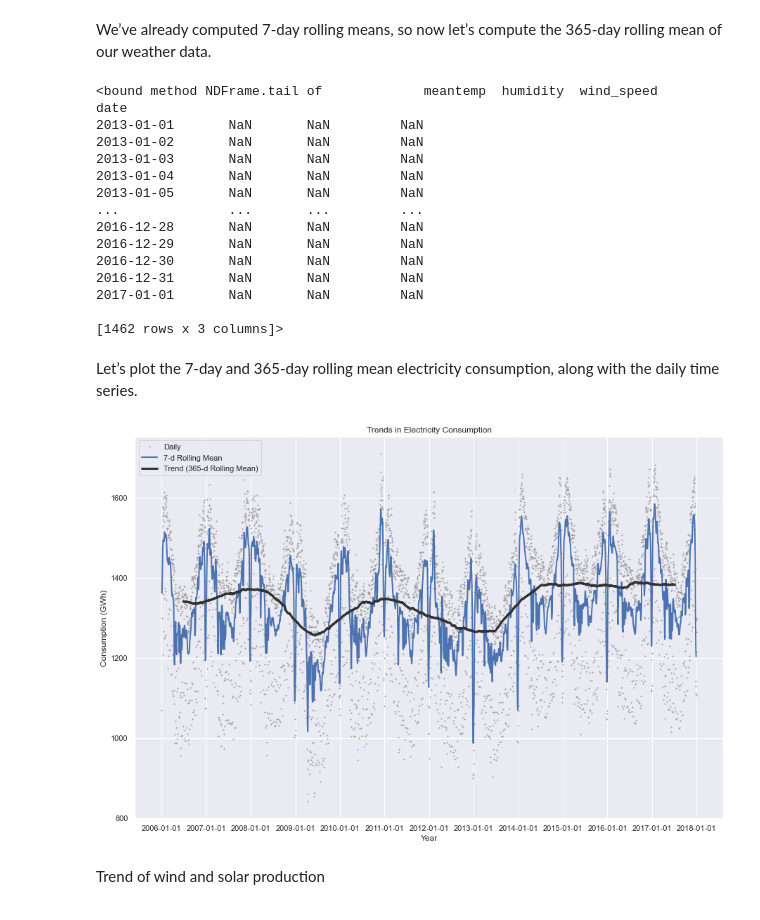
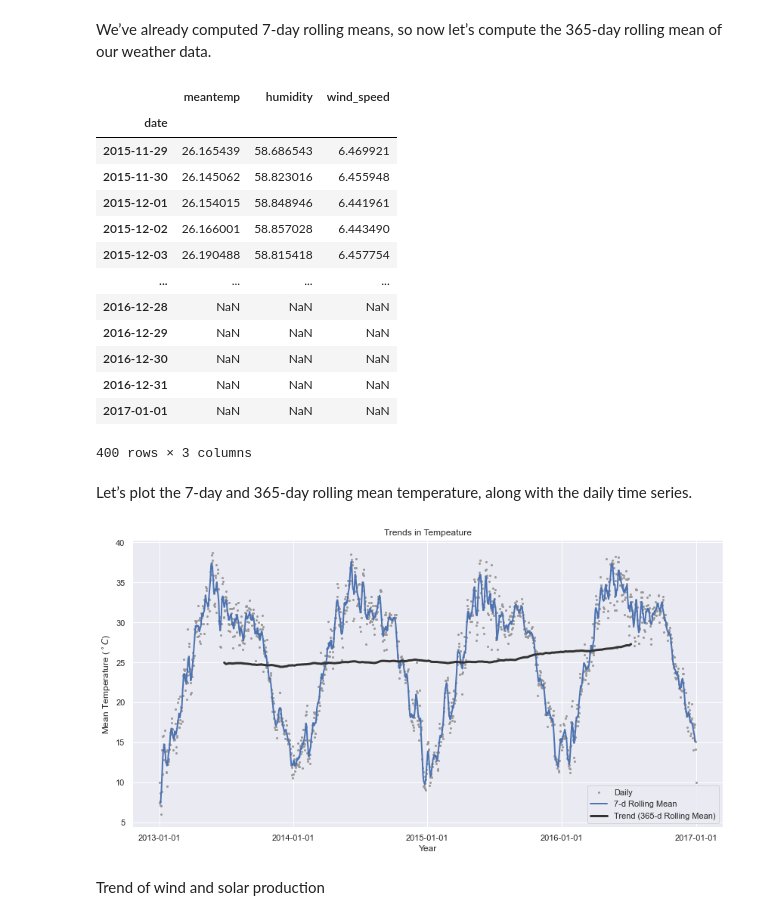
Before and after one commit to adili0505/Demo, a Jupyter notebook: delhi_weather_analysis.ipynb, the cells around one changed output. Saved outputs shown, nothing was run; the diff lists cells and outputs as text; code cells hidden in the pictures.

```diff
--- a/delhi_weather_analysis.ipynb
+++ b/delhi_weather_analysis.ipynb
@@ -398,44 +398,42 @@ We can see that data points in the rolling mean time series have the same spacin
 # %% [markdown]
 We’ve already computed 7-day rolling means, so now let’s compute the 365-day rolling mean of our weather data.
 # %%
-# The min_periods=360 argument accounts for a few isolated missing days in the
-# wind and solar production time series
+# The min_periods=360 argument accounts for a few isolated missing days
 delhi_365d = delhi_daily_weather[data_columns].rolling(window=365, center=True, min_periods=360).mean()
-delhi_365d.tail
+delhi_365d.tail(400)
 # %% [output]
+|  | meantemp | humidity | wind_speed |
+| date |  |  |  |
+| 2015-11-29 | 26.165439 | 58.686543 | 6.469921 |
+| 2015-11-30 | 26.145062 | 58.823016 | 6.455948 |
+| 2015-12-01 | 26.154015 | 58.848946 | 6.441961 |
+| 2015-12-02 | 26.166001 | 58.857028 | 6.443490 |
+| 2015-12-03 | 26.190488 | 58.815418 | 6.457754 |
+| ... | ... | ... | ... |
+| 2016-12-28 | NaN | NaN | NaN |
+| 2016-12-29 | NaN | NaN | NaN |
+| 2016-12-30 | NaN | NaN | NaN |
+| 2016-12-31 | NaN | NaN | NaN |
+| 2017-01-01 | NaN | NaN | NaN |
-<bound method NDFrame.tail of             meantemp  humidity  wind_speed
-date
-2013-01-01       NaN       NaN         NaN
-2013-01-02       NaN       NaN         NaN
-2013-01-03       NaN       NaN         NaN
-2013-01-04       NaN       NaN         NaN
-2013-01-05       NaN       NaN         NaN
-...              ...       ...         ...
-2016-12-28       NaN       NaN         NaN
-2016-12-29       NaN       NaN         NaN
-2016-12-30       NaN       NaN         NaN
-2016-12-31       NaN       NaN         NaN
-2017-01-01       NaN       NaN         NaN
-
-[1462 rows x 3 columns]>
+400 rows × 3 columns
 # %% [markdown]
-Let’s plot the 7-day and 365-day rolling mean electricity consumption, along with the daily time series.
+Let’s plot the 7-day and 365-day rolling mean temperature, along with the daily time series.
 # %%
 # Plot daily, 7-day rolling mean, and 365-day rolling mean time series
 fig, ax = plt.subplots()
-ax.plot(opsd_daily['Consumption'], marker='.', markersize=2, color='0.6',
+ax.plot(delhi_daily_weather['meantemp'], marker='.', markersize=4, color='0.6',
         linestyle='None', label='Daily')
-ax.plot(opsd_7d['Consumption'], linewidth=2, label='7-d Rolling Mean')
-ax.plot(opsd_365d['Consumption'], color='0.2', linewidth=3,
+ax.plot(delhi_7d['meantemp'], linewidth=2, label='7-d Rolling Mean')
+ax.plot(delhi_365d['meantemp'], color='0.2', linewidth=3,
         label='Trend (365-d Rolling Mean)')
 # Set x-ticks to yearly interval and add legend and labels
 ax.xaxis.set_major_locator(mdates.YearLocator())
 ax.legend()
 ax.set_xlabel('Year')
-ax.set_ylabel('Consumption (GWh)')
-ax.set_title('Trends in Electricity Consumption');
+ax.set_ylabel('Mean Temperature ($^\circ C$)')
+ax.set_title('Trends in Tempeature');
 # %% [output]
-[figure, old version]
+[figure, new version]
 # %% [markdown]
 Trend of wind and solar production
 # %%
```
Also changed, not shown: parts of 1 cell of this notebook.
